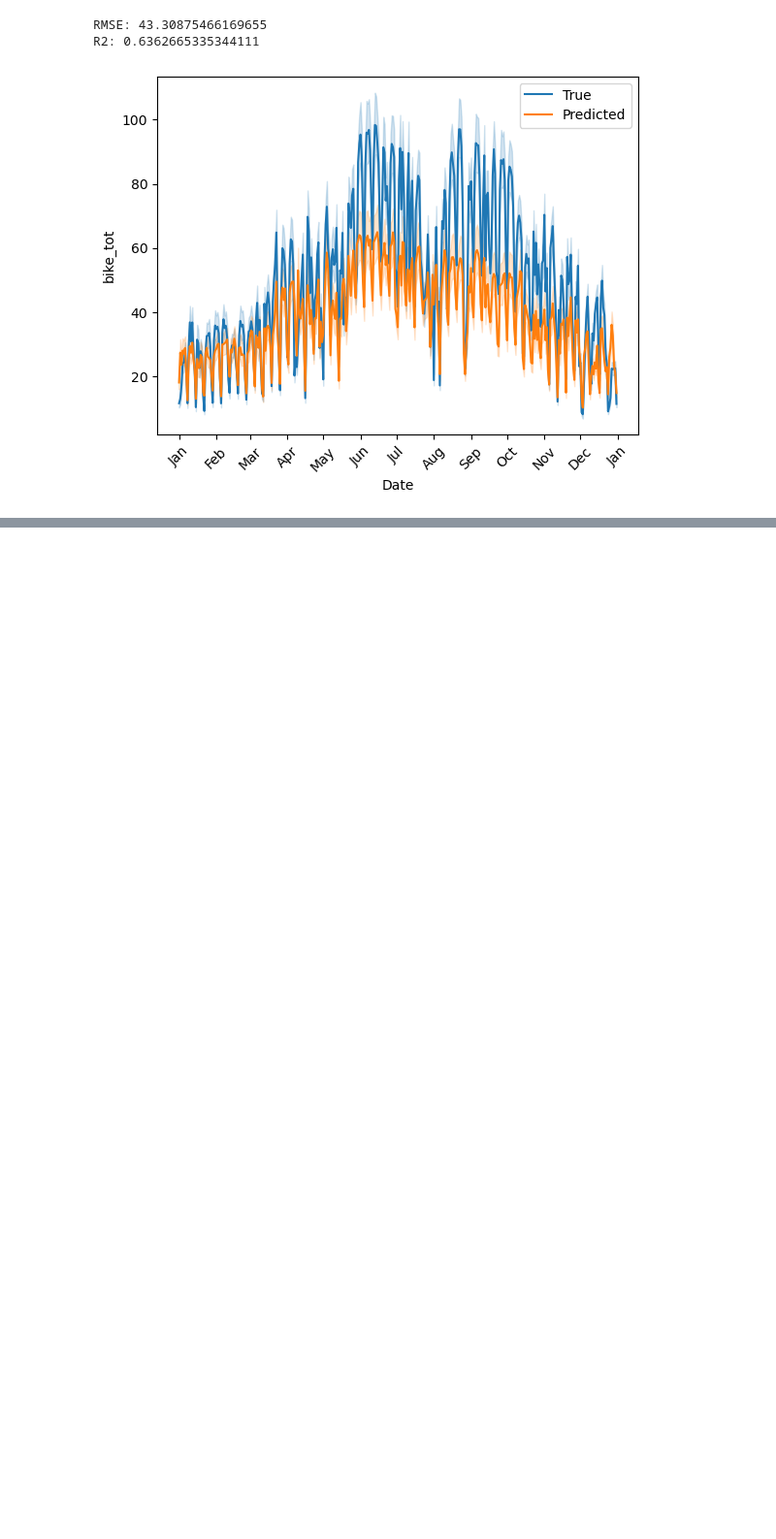
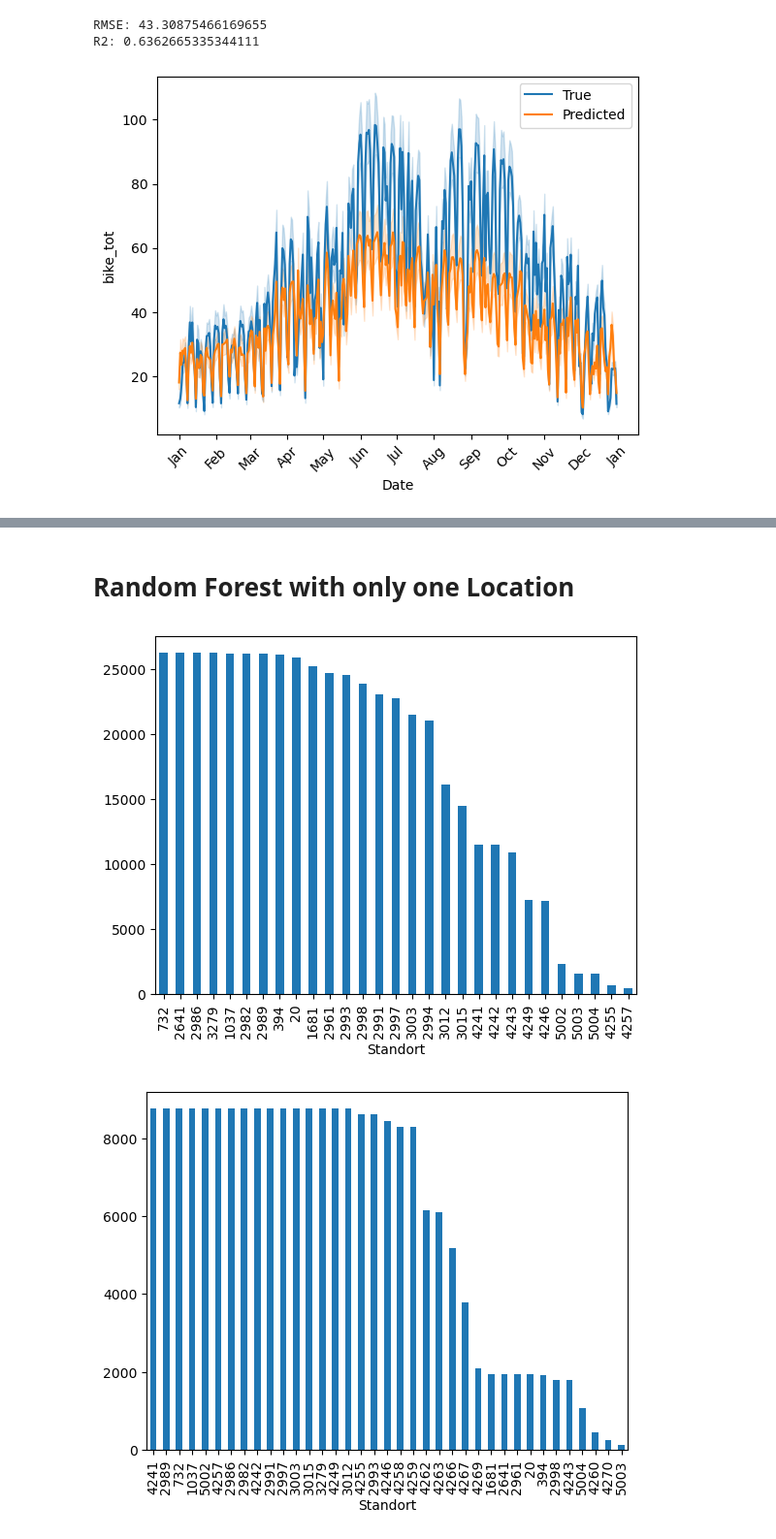
Before and after one commit to Phipsi/esc403, a Jupyter notebook: src/RF/RF_20-23.ipynb, the cells around one changed output, grey strips where cells are left out. Shown at 97% size. Saved outputs shown, nothing was run; the diff lists cells and outputs as text; code cells hidden in the pictures; blank space fills up the shorter version.

Commit message:
Random Forest for specific location

```diff
--- a/src/RF/RF_20-23.ipynb
+++ b/src/RF/RF_20-23.ipynb
@@ -110,0 +130,11 @@ plt.show()
+# %% [markdown]
+# Random Forest with only one Location
+# %%
+# Let's have a look at the different 'Standort' IDs
+df_train_relevant['Standort'].value_counts().sort_values(ascending=False).plot(kind='bar')
+plt.show()
+df_test_relevant['Standort'].value_counts().sort_values(ascending=False).plot(kind='bar')
+plt.show()
+# %% [output]
+[figure, added]
+[figure, added]
```
Also changed, not shown: parts of 17 cells of this notebook.
